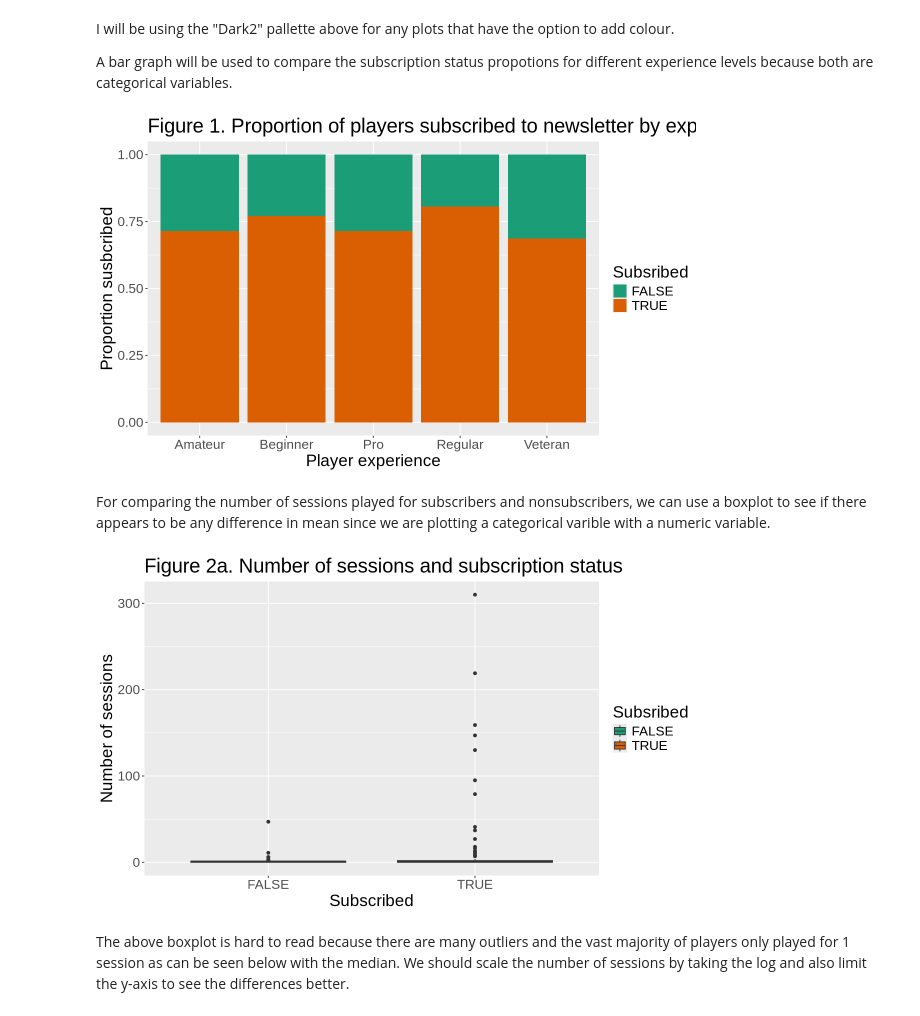
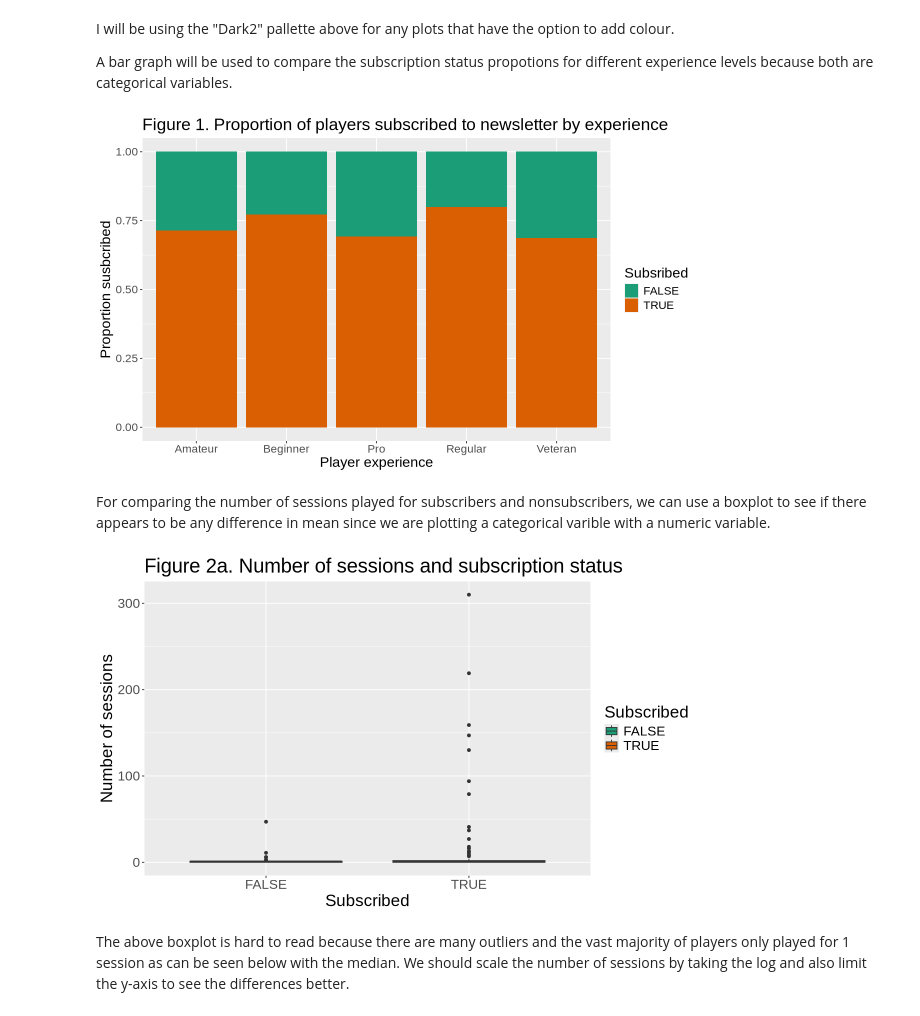
Before and after one commit to vlnclnt/DSCI_V-100-003-2025SS-VF, a Jupyter notebook: Project.ipynb, the cells around one changed output. Drawn from its saved outputs; the diff is of its cells as text; code cells hidden in the pictures.

```diff
--- a/Project.ipynb
+++ b/Project.ipynb
@@ -36,14 +36,14 @@ library(repr)
 library(tidymodels)
 library(janitor)
 library(RColorBrewer)
+library(cowplot)
 
 players <- read_csv("data/players.csv") |>
-    clean_names()
+    clean_names() |>
+    na.omit()
 sessions <- read_csv("data/sessions.csv")|>
-    clean_names()
-
-head(players)
-head(sessions)
+    clean_names() |>
+    na.omit()
 # %% [output]
 ── Attaching core tidyverse packages ──────────────────────── tidyverse 2.0.0 ──
 ✔ dplyr     1.1.4     ✔ readr     2.1.5
@@ -118,0 +121,3 @@ combined_data <- combined_data |>
+# %%
+combined_data <- na.omit(combined_data)
+summary(combined_data)
@@ -130,17 +150,17 @@ A bar graph will be used to compare the subscription status propotions for diffe
 # %%
 options(repr.plot.width = 10, repr.plot.height = 6)
 exp_n_sub_plot <- combined_data |>
     ggplot(aes(x = experience, fill = subscribe)) +
     geom_bar(position = 'fill') +
     xlab("Player experience") +
     ylab("Proportion susbcribed") +
     labs(fill = "Subsribed") +
     ggtitle("Figure 1. Proportion of players subscribed to newsletter by experience") +
-    theme(text = element_text(size = 20)) +
+    theme(text = element_text(size = 17)) +
     scale_fill_brewer(palette = 'Dark2')
 exp_n_sub_plot
 # %% [output]
-[figure, old version]
+[figure, new version]
 # %% [markdown]
 For comparing the number of sessions played for subscribers and nonsubscribers, we can use a boxplot to see if there appears to be any difference in mean since we are plotting a categorical varible with a numeric variable.
 # %%
@@ -150,13 +170,13 @@ sessions_n_sub_plot <- combined_data |>
     geom_boxplot() +
     xlab("Subscribed") +
     ylab("Number of sessions") +
-    labs(fill = "Subsribed") +
+    labs(fill = "Subscribed") +
     ggtitle("Figure 2a. Number of sessions and subscription status") +
     theme(text = element_text(size = 20)) +
     scale_fill_brewer(palette = 'Dark2')
 sessions_n_sub_plot
 # %% [output]
-[figure, old version]
+[figure, new version]
 # %% [markdown]
 The above boxplot is hard to read because there are many outliers and the vast majority of players only played for 1 session as can be seen below with the median. We should scale the number of sessions by taking the log and also limit the y-axis to see the differences better.
 # %%
```
Also changed, not shown: parts of 16 cells of this notebook.
